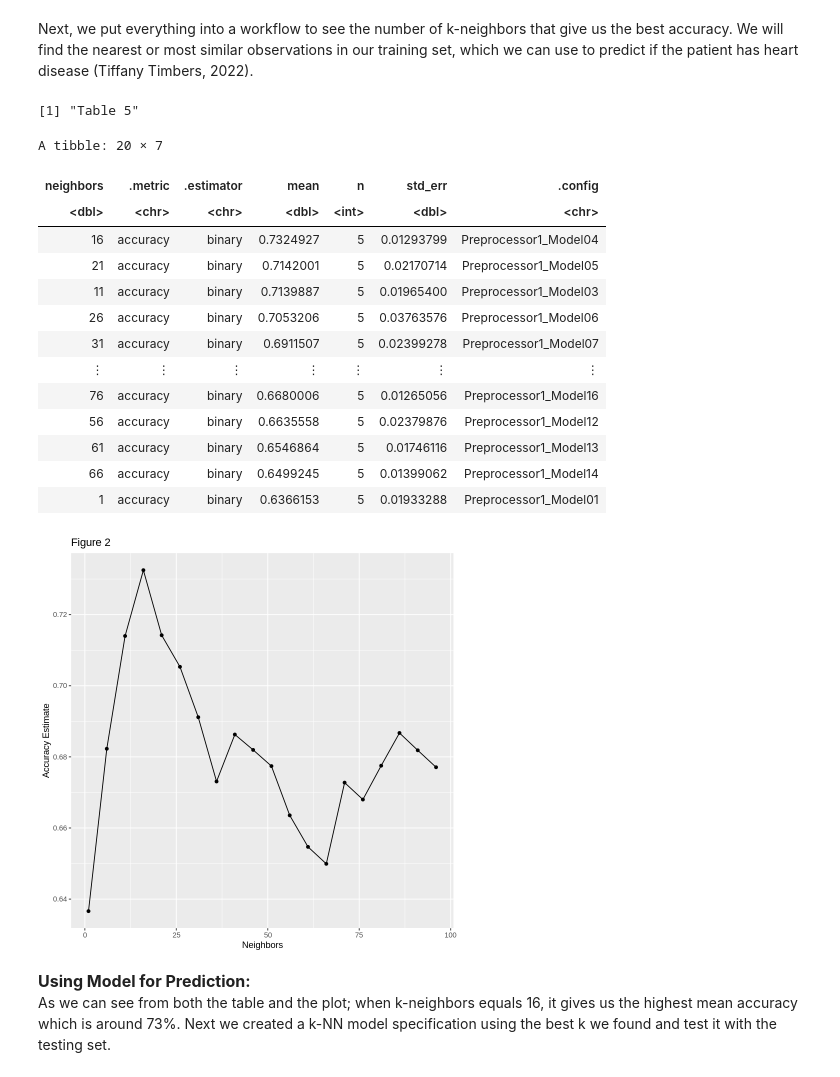
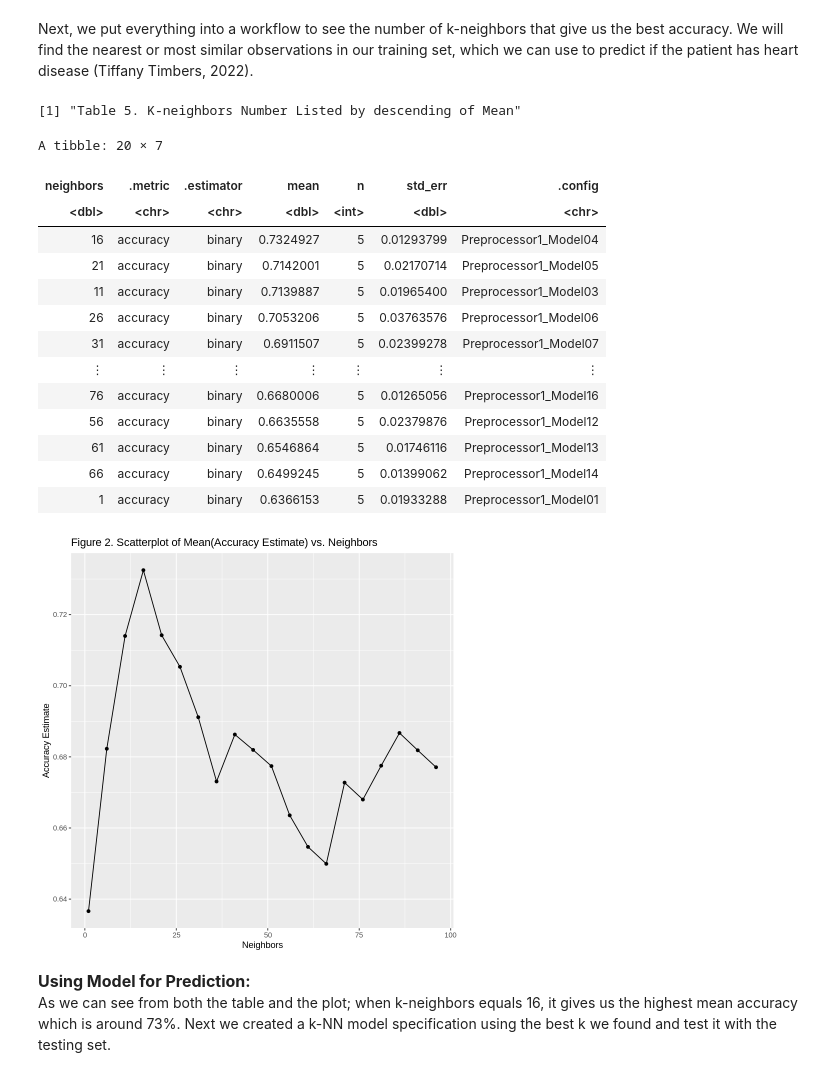
Before and after one commit to MilkyTeaxx/Final_project, a Jupyter notebook: Final_proj.ipynb, the cells around one changed output. Drawn from its saved outputs; the diff is of its cells as text; code cells hidden in the pictures.

```diff
--- a/Final_proj.ipynb
+++ b/Final_proj.ipynb
@@ -214,38 +214,39 @@ accuracy <- training_workflow |>
   filter(.metric == "accuracy") |>
   arrange(desc(mean))
 
-print("Table 5")
+print("Table 5. K-neighbors Number Listed by descending of Mean")
 accuracy
 
 cross_val_plot <- accuracy |>
   ggplot(aes(x = neighbors, y = mean)) +
   geom_point() +
   geom_line() +
-  labs(x = "Neighbors", y = "Accuracy Estimate", title = "Figure 2")
+  labs(x = "Neighbors", y = "Accuracy Estimate",
+       title = "Figure 2. Scatterplot of Mean(Accuracy Estimate) vs. Neighbors")
 
 cross_val_plot
 
 best_k = accuracy |>
   arrange(desc(mean)) |>
   slice(1) |>
   pull(neighbors)
 # %% [output]
-[1] "Table 5"
+[1] "Table 5. K-neighbors Number Listed by descending of Mean"
 A tibble: 20 × 7
 | neighbors | .metric | .estimator | mean | n | std_err | .config |
 | <dbl> | <chr> | <chr> | <dbl> | <int> | <dbl> | <chr> |
 | 16 | accuracy | binary | 0.7324927 | 5 | 0.01293799 | Preprocessor1_Model04 |
 | 21 | accuracy | binary | 0.7142001 | 5 | 0.02170714 | Preprocessor1_Model05 |
 | 11 | accuracy | binary | 0.7139887 | 5 | 0.01965400 | Preprocessor1_Model03 |
 | 26 | accuracy | binary | 0.7053206 | 5 | 0.03763576 | Preprocessor1_Model06 |
 | 31 | accuracy | binary | 0.6911507 | 5 | 0.02399278 | Preprocessor1_Model07 |
 | ⋮ | ⋮ | ⋮ | ⋮ | ⋮ | ⋮ | ⋮ |
 | 76 | accuracy | binary | 0.6680006 | 5 | 0.01265056 | Preprocessor1_Model16 |
 | 56 | accuracy | binary | 0.6635558 | 5 | 0.02379876 | Preprocessor1_Model12 |
 | 61 | accuracy | binary | 0.6546864 | 5 | 0.01746116 | Preprocessor1_Model13 |
 | 66 | accuracy | binary | 0.6499245 | 5 | 0.01399062 | Preprocessor1_Model14 |
 | 1 | accuracy | binary | 0.6366153 | 5 | 0.01933288 | Preprocessor1_Model01 |
-[figure, old version]
+[figure, new version]
 # %% [markdown]
 <font size="3">**Using Model for Prediction:**</font>
 <br>As we can see from both the table and the plot; when k-neighbors equals 16, it gives us the highest mean accuracy which is around 73%. Next we created a k-NN model specification using the best k we found and test it with the testing set.
```
Also changed, not shown: parts of 11 cells of this notebook.
